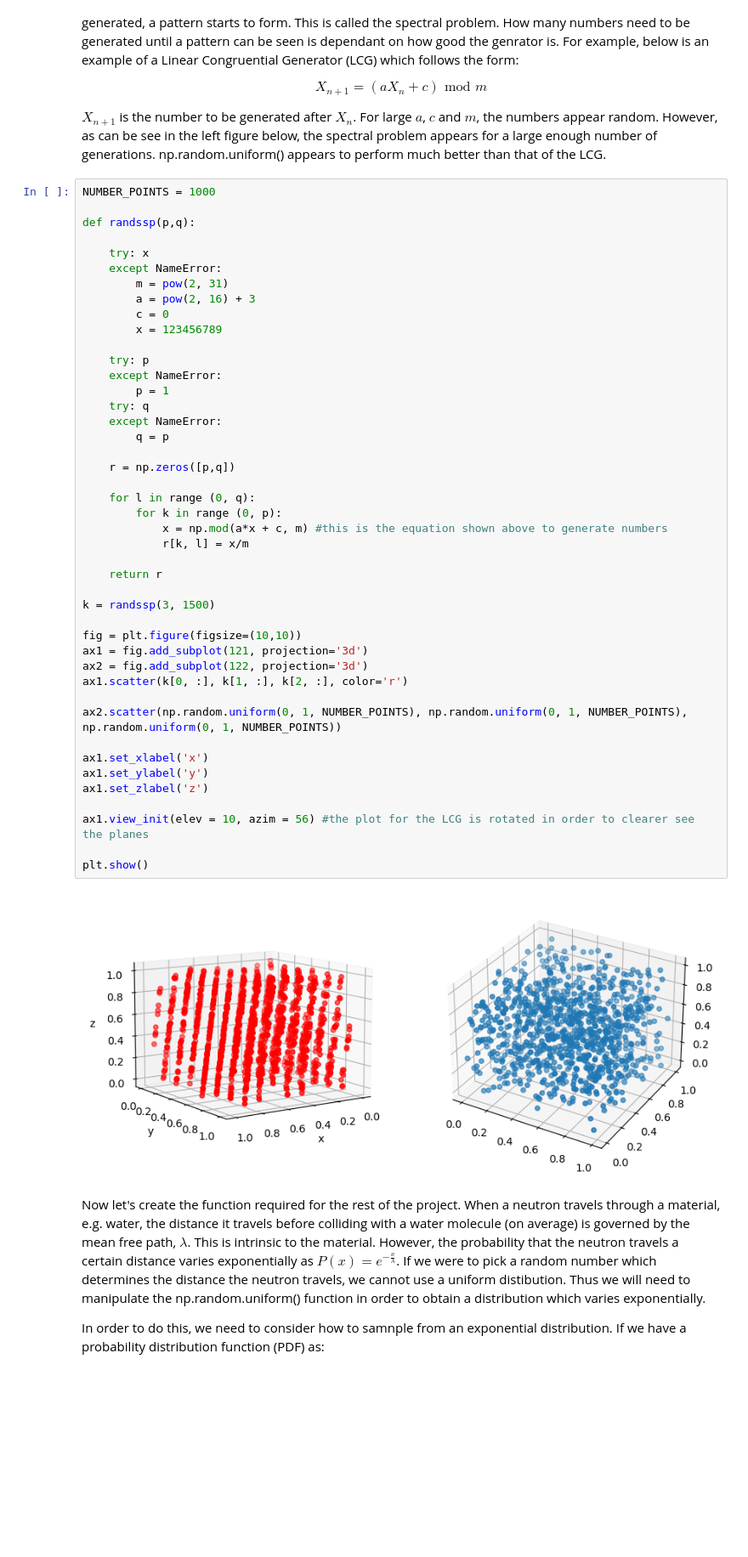
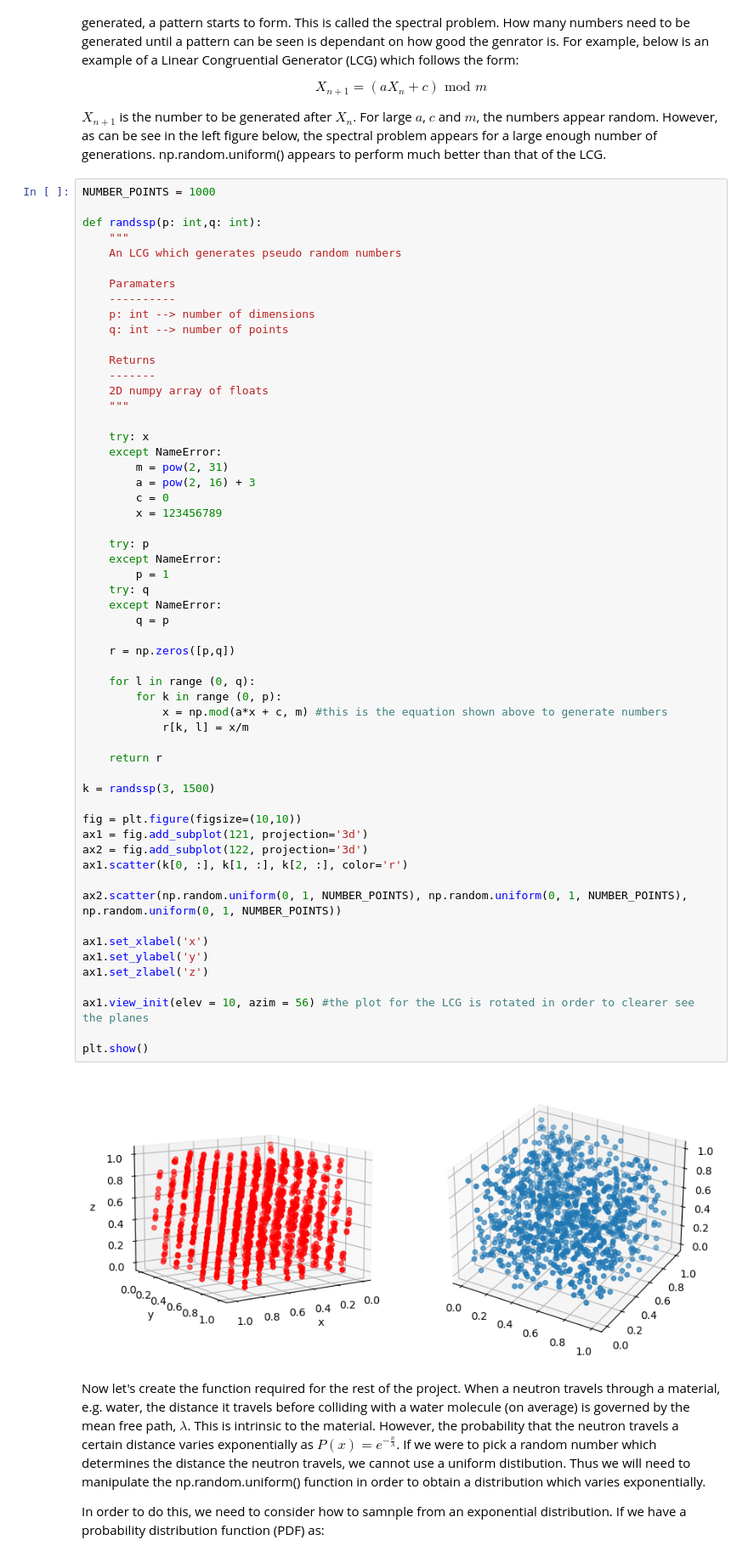
Before and after one commit to stanzi1626/MonteCarlo, a Jupyter notebook: project3.ipynb, the cells around one changed output. Shown at 85% size. Saved outputs shown, nothing was run; the diff lists cells and outputs as text; blank space fills up the shorter version.

```diff
--- a/project3.ipynb
+++ b/project3.ipynb
@@ -47,7 +46,19 @@ $X_{n+1}$ is the number to be generated after $X_n$. For large $a$, $c$ and $m$,
 # %%
 NUMBER_POINTS = 1000
 
-def randssp(p,q):
+def randssp(p: int,q: int):
+    """
+    An LCG which generates pseudo random numbers
+
+    Paramaters
+    ----------
+    p: int --> number of dimensions
+    q: int --> number of points
+
+    Returns
+    -------
+    2D numpy array of floats
+    """
 
     try: x
     except NameError:
@@ -62,34 +73,34 @@ def randssp(p,q):
     try: q
     except NameError:
         q = p
 
     r = np.zeros([p,q])
 
     for l in range (0, q):
         for k in range (0, p):
             x = np.mod(a*x + c, m) #this is the equation shown above to generate numbers
             r[k, l] = x/m
 
     return r
 
 k = randssp(3, 1500)
 
 fig = plt.figure(figsize=(10,10))
 ax1 = fig.add_subplot(121, projection='3d')
 ax2 = fig.add_subplot(122, projection='3d')
 ax1.scatter(k[0, :], k[1, :], k[2, :], color='r')
 
 ax2.scatter(np.random.uniform(0, 1, NUMBER_POINTS), np.random.uniform(0, 1, NUMBER_POINTS), np.random.uniform(0, 1, NUMBER_POINTS))
 
 ax1.set_xlabel('x')
 ax1.set_ylabel('y')
 ax1.set_zlabel('z')
 
 ax1.view_init(elev = 10, azim = 56) #the plot for the LCG is rotated in order to clearer see the planes
 
 plt.show()
 # %% [output]
-[figure, old version]
+[figure, new version]
 # %% [markdown]
 Now let's create the function required for the rest of the project. When a neutron travels through a material, e.g. water, the distance it travels before colliding with a water molecule (on average) is governed by the mean free path, $\lambda$. This is intrinsic to the material. However, the probability that the neutron travels a certain distance varies exponentially as $P(x) = e^{-\frac{x}{\lambda}}$. If we were to pick a random number which determines the distance the neutron travels, we cannot use a uniform distibution. Thus we will need to manipulate the np.random.uniform() function in order to obtain a distribution which varies exponentially.
 
```
Also changed, not shown: parts of 12 cells of this notebook.
